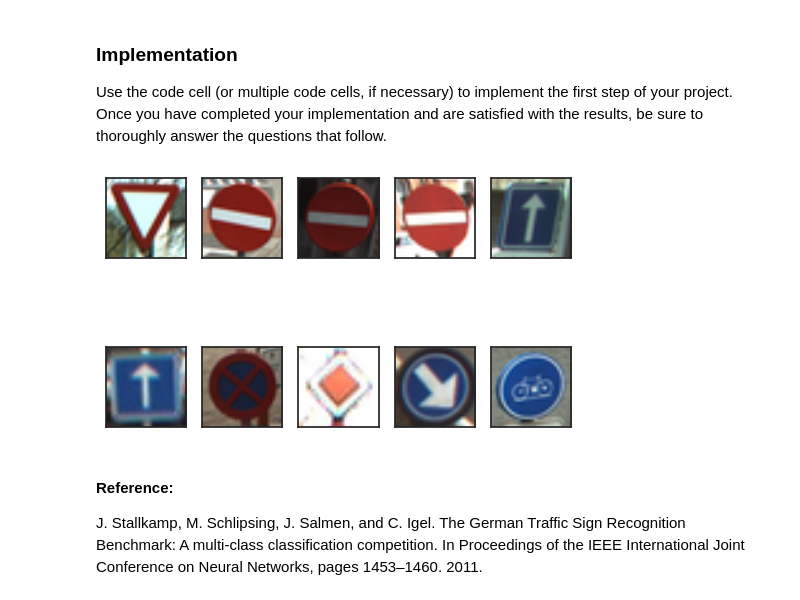
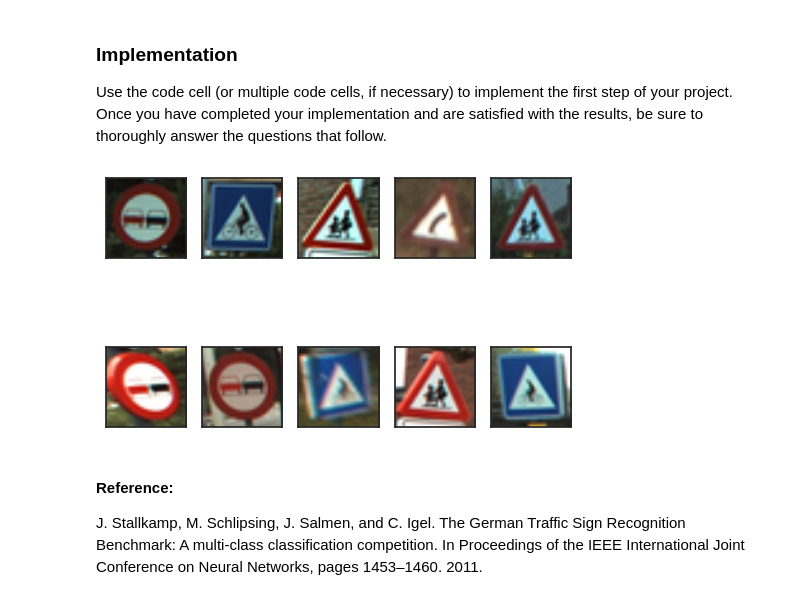
Before and after one commit to girishsk/self-driving-car, a Jupyter notebook: CarND-Traffic-Sign-Classifier-Project/Traffic_Sign_Classifier.ipynb, the cells around one changed output. Drawn from its saved outputs; the diff is of its cells as text; code cells hidden in the pictures.

Commit message:
After review updates

```diff
--- a/CarND-Traffic-Sign-Classifier-Project/Traffic_Sign_Classifier.ipynb
+++ b/CarND-Traffic-Sign-Classifier-Project/Traffic_Sign_Classifier.ipynb
@@ -601,7 +601,7 @@ import os
 import os
 os.environ["CUDA_VISIBLE_DEVICES"]="0"
 EPOCHS = 100
-model_file = "./final_version_review_v2"
+model_file = "./final_version_review_v4"
 # model_file = "./lenet_multi_batch_norm_final_v5"
 with tf.Session() as sess:
     sess.run(tf.global_variables_initializer())
@@ -928,13 +952,21 @@ def plot_images(X,n_rows,n_cols ):
             ax1.get_yaxis().set_ticks([])
     plt.show()
     fig.tight_layout()
+# %%
+allowed_list = ["00031","00021","00006","00007","00057","00004",""]
+new_list = []
+for e in l :
+    clas = e.split("/")[1]
+    if(clas in allowed_list):
+        new_list.append(e)
 # %%
+import random
 SAMPLE_SIZE = 10
-ims = random.sample(l,SAMPLE_SIZE)
+ims = random.sample(new_list,SAMPLE_SIZE)
 X_new_imgs = image_resize(ims)
 plot_images(X_new_imgs,2,5)
 # %% [output]
-[figure, old version]
+[figure, new version]
 # %% [markdown]
 #### Reference:
 J. Stallkamp, M. Schlipsing, J. Salmen, and C. Igel. The German Traffic Sign Recognition Benchmark: A multi-class classification competition. In Proceedings of the IEEE International Joint Conference on Neural Networks, pages 1453–1460. 2011.
```
Also changed, not shown: parts of 20 cells of this notebook, 1 other file.
